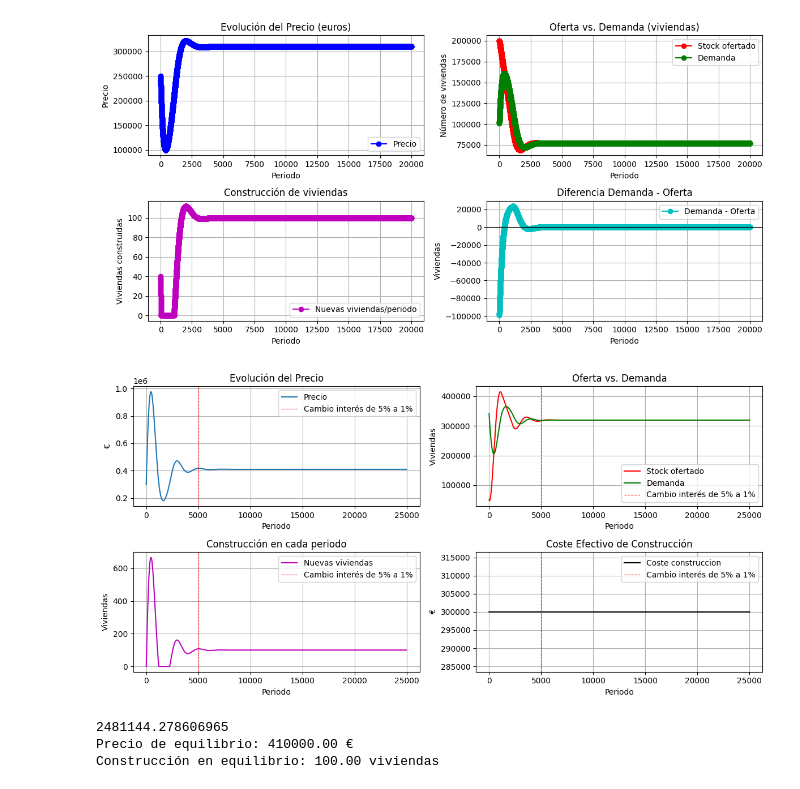
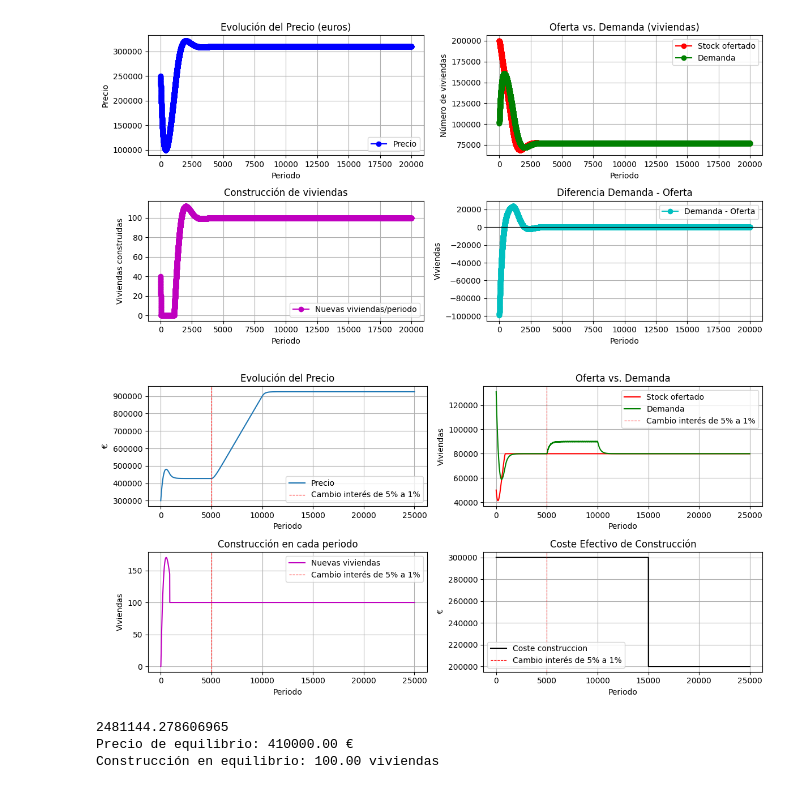
Before and after one commit to marcosventosa/housing-model, a Jupyter notebook: Modelo.ipynb, the cells around one changed output. Saved outputs shown, nothing was run; the diff lists cells and outputs as text; code cells hidden in the pictures.

```diff
--- a/Modelo.ipynb
+++ b/Modelo.ipynb
@@ -330,15 +330,22 @@ def simulate_housing_market_with_arrays(
         else:
             viviendas_terminadas = 0
 
+        lim_stock = 80_000 if t < 10_000 else 80_000
+        if Qs[t] + viviendas_terminadas - R_const > lim_stock:
+            Qs[t+1] = lim_stock
+            I[t] = lim_stock - Qs[t] + R_const
+            viviendas_terminadas = lim_stock - Qs[t] + R_const
+
         Qs[t+1] = Qs[t] + viviendas_terminadas - R_const
         if Qs[t+1] < 0:
             Qs[t+1] = 0
+
+
 
         # 5) Ajuste de precio
         P[t+1] = P[t] + k * (Qd[t] - Qs[t])
         if P[t+1] < 0:
             P[t+1] = 0
-
     # Coste de construcción y demanda en el último periodo T
     costC[T] = C_array[T] + c_fin * r_array[T]
     Qd[T] = max(0,alpha_d - beta_d * P[T] - gamma_d * r_array[T] + delta_d * X_array[T] + theta_d * Y_array[T])
@@ -364,7 +371,7 @@ if __name__ == "__main__":
     # 2) Definimos los parámetros del modelo
     # Parámetros de la DEMANDA (en unidades ABS)
     alpha_d = 200_000   # Demanda base de 200.000 viviendas
-    beta_d  = 0.2    # Efecto del precio sobre la demanda
+    beta_d  = 0.4    # Efecto del precio sobre la demanda
     gamma_d = 20_000       # Efecto de cada punto % de interés sobre la demanda
     delta_d = 200       # Efecto de la variable exógena X en la demanda
     theta_d = 5      # Efecto de la renta en la demanda
@@ -398,6 +405,9 @@ if __name__ == "__main__":
     X_array = np.full(T+1, X0)        # Variable exógena con valor 5
     Y_array = np.full(T+1, Y0)        # Renta con valor 30000
 
+    X_array[5000:10000] = np.linspace(5,1000,5000)
+    X_array[10000:] = X_array[9999]
+
     # EJEMPLO: A mitad de la simulación, subimos r a 5%
     # (puedes hacer cualquier tipo de cambio en cualquier momento).
     shock_time = 5_000
@@ -416,8 +426,8 @@ if __name__ == "__main__":
     #r_array[shock_time_2:] = 1.0
 
     # EJEMPLO: Reducir coste de construcción en t=10_000 a la mitad
-    shock_time_2 = 10_000
-    #C_array[shock_time_2:] = 100_000.0
+    shock_time_2 = 15_000
+    C_array[shock_time_2:] = 100_000.0
 
     # EJEMPLO: Incrementar la variable exógena X en t=15_000
     shock_time_3 = 15_000
@@ -465,34 +475,34 @@ if __name__ == "__main__":
     plt.axvline(x=shock_time, color='red', linestyle='--', linewidth=0.8, label= "Cambio interés de 5% a 1%")
     plt.title("Oferta vs. Demanda")
     plt.xlabel("Periodo")
     plt.ylabel("Viviendas")
     plt.grid(True)
     plt.legend()
 
     # Construcción
     plt.subplot(2,2,3)
     plt.plot(range(upper_lim), I[:upper_lim], 'm', label="Nuevas viviendas")
     plt.axvline(x=shock_time, color='red', linestyle='--', linewidth=0.8, label= "Cambio interés de 5% a 1%")
     plt.title("Construcción en cada periodo")
     plt.xlabel("Periodo")
     plt.ylabel("Viviendas")
     plt.grid(True)
     plt.legend()
 
     # Coste de construcción efectivo
     plt.subplot(2,2,4)
     plt.plot(range(upper_lim+1), costC[:upper_lim+1], 'k', label="Coste construccion")
     plt.axvline(x=shock_time, color='red', linestyle='--', linewidth=0.8, label= "Cambio interés de 5% a 1%")
     plt.title("Coste Efectivo de Construcción")
     plt.xlabel("Periodo")
     plt.ylabel("€")
     plt.grid(True)
     plt.legend()
 
     plt.tight_layout()
     plt.show()
 # %% [output]
-[figure, old version]
+[figure, new version]
 # %%
 
 def static_equilibrium_with_financing(
```
